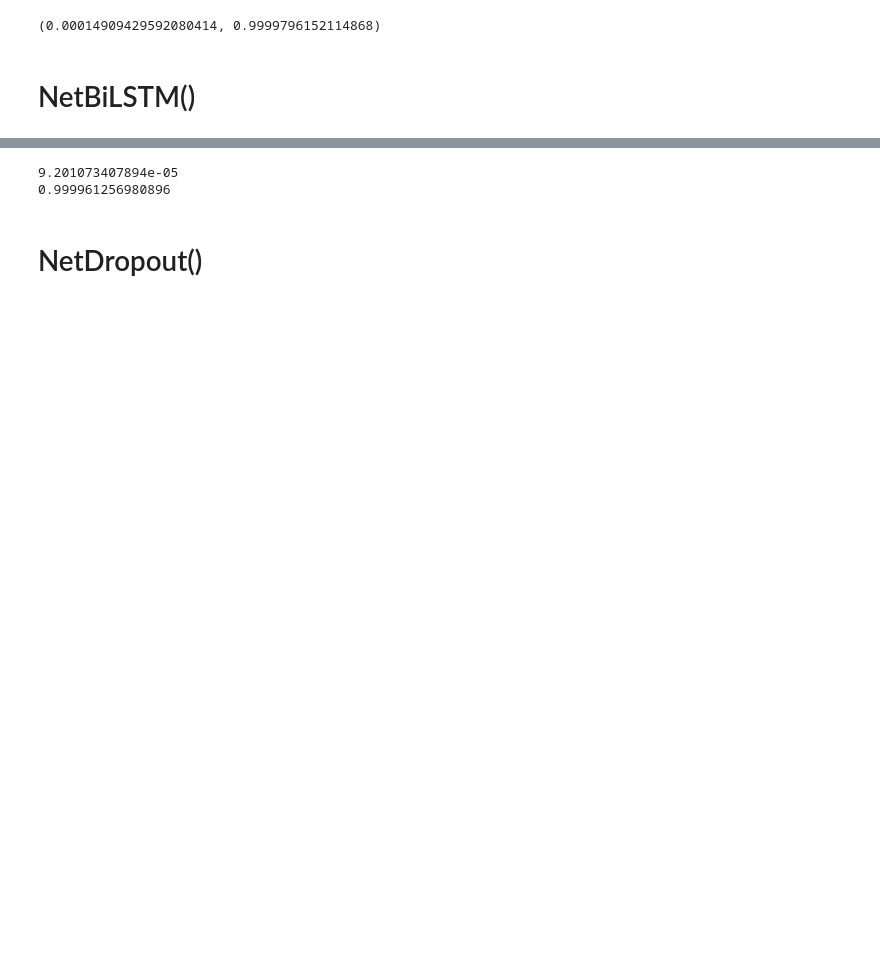
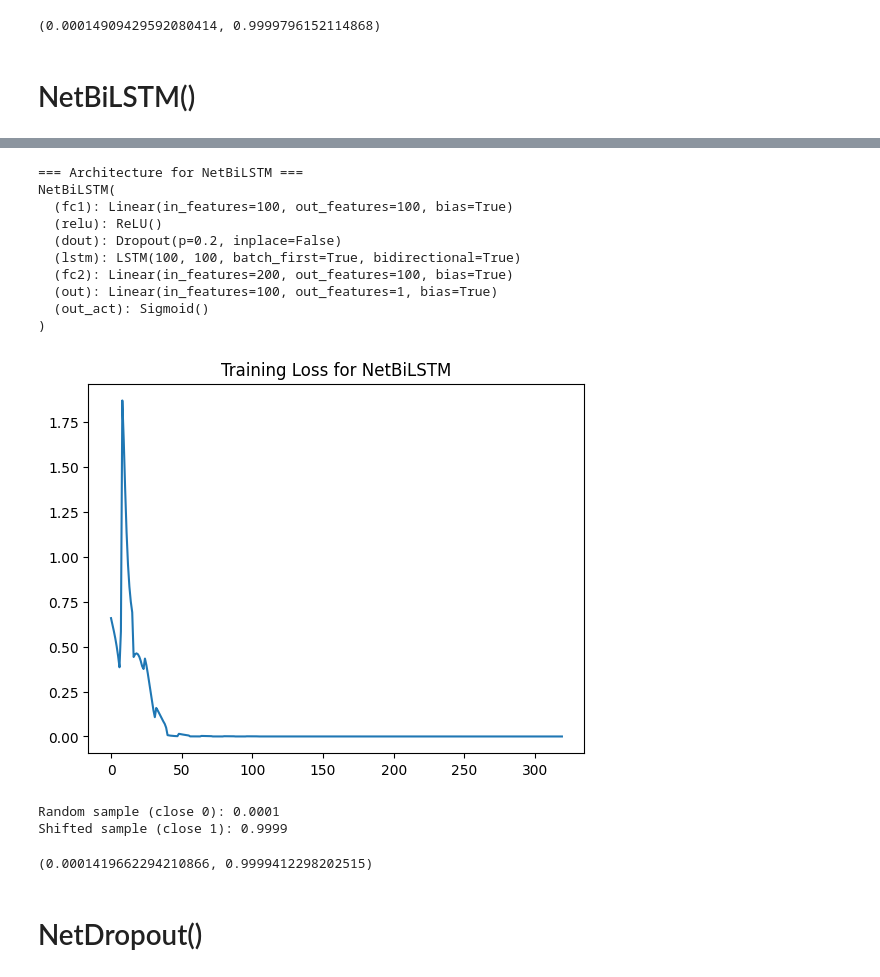
Before and after one commit to fubotz/BMT_2025S, a Jupyter notebook: week5_files/toy_lstm_pytorch_binaryclassifier_BMT2025S_SCHAMBECK_Fabian.ipynb, the cells around one changed output, grey strips where cells are left out. Drawn from its saved outputs; the diff is of its cells as text; code cells hidden in the pictures; blank space fills up the shorter version.

```diff
--- a/week5_files/toy_lstm_pytorch_binaryclassifier_BMT2025S_SCHAMBECK_Fabian.ipynb
+++ b/week5_files/toy_lstm_pytorch_binaryclassifier_BMT2025S_SCHAMBECK_Fabian.ipynb
@@ -366,20 +314,25 @@ Text(0.5, 1.0, 'Training Loss for NetBiLSTM')
-# %%
-#set model to evaluation mode and get predictions
-model.eval()
-
-#prediction
-x_t = torch.randn(1, 5000, 100)     #create test sample (batch size=1)
-x_t = x_t.to(device)
-y_logit, y_prob = model(x_t)        #curve centered at 0 (--> label 0)
-print(y_prob.item())
-
-x_1_t = torch.randn(1, 5000, 100) + 1.5     #create test sample but shifted (batch size=1)
-x_1_t = x_1_t.to(device)
-y1_logit, y1_prob = model(x_1_t)    #curve centered at 1.5 (--> label 1)
-print(y1_prob.item())
-# %% [output]
-9.201073407894e-05
-0.999961256980896
+# %%
+# === Train NetBiLSTM ===
+model_netbilstm = train_model(NetBiLSTM, 'NetBiLSTM', X, Y, device=device, num_epochs=20, batch_size=64, lr=1e-3)
+# %% [output]
+=== Architecture for NetBiLSTM ===
+NetBiLSTM(
+  (fc1): Linear(in_features=100, out_features=100, bias=True)
+  (relu): ReLU()
+  (dout): Dropout(p=0.2, inplace=False)
+  (lstm): LSTM(100, 100, batch_first=True, bidirectional=True)
+  (fc2): Linear(in_features=200, out_features=100, bias=True)
+  (out): Linear(in_features=100, out_features=1, bias=True)
+  (out_act): Sigmoid()
+)
+[figure, added]
+# %%
+# === Evaluate NetBiLSTM ===
+evaluate_model(model_netbilstm, device=device)
+# %% [output]
+Random sample (close 0): 0.0001
+Shifted sample (close 1): 0.9999
+(0.0001419662294210866, 0.9999412298202515)
 # %% [markdown]
 # NetDropout()
 # %%
```
Also changed, not shown: parts of 29 cells of this notebook.
